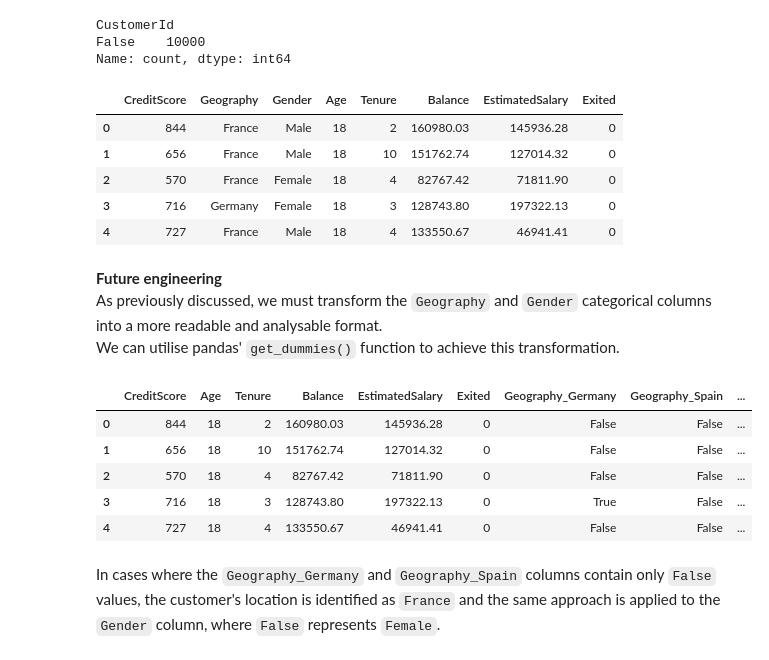
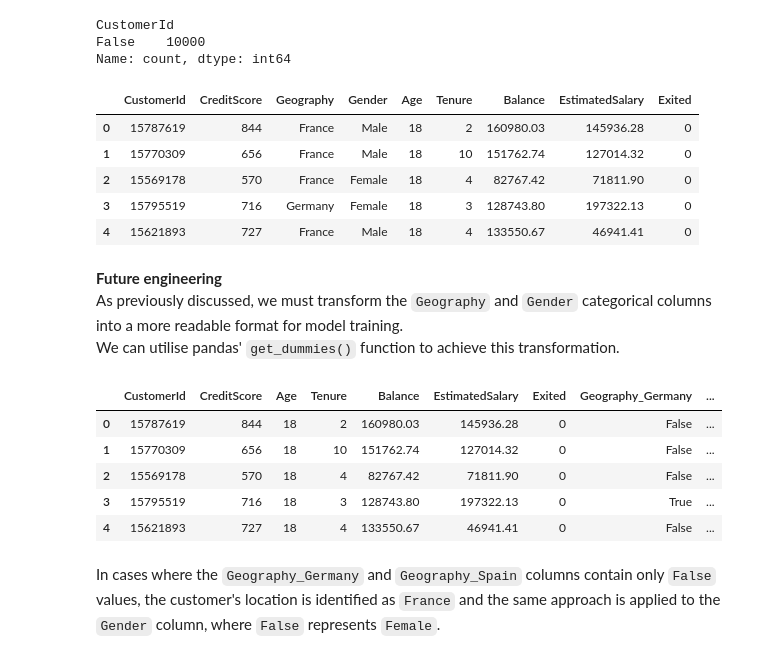
Before and after one commit to gogifemi/ds-bootcamp-projects, a Jupyter notebook: machine_learning_project/ML_project.ipynb, the cells around one changed output. Drawn from its saved outputs; the diff is of its cells as text; code cells hidden in the pictures.

```diff
--- a/machine_learning_project/ML_project.ipynb
+++ b/machine_learning_project/ML_project.ipynb
@@ -132,34 +135,34 @@ False    10000
 Name: count, dtype: int64
 # %%
 # drop columns we don't need
-df.drop(["RowNumber", "CustomerId", "Surname"], axis=1, inplace=True)
+df.drop(["RowNumber", "Surname"], axis=1, inplace=True)
 # %%
 # check result
 df.head()
 # %% [output]
-|  | CreditScore | Geography | Gender | Age | Tenure | Balance | EstimatedSalary | Exited |
-| 0 | 844 | France | Male | 18 | 2 | 160980.03 | 145936.28 | 0 |
-| 1 | 656 | France | Male | 18 | 10 | 151762.74 | 127014.32 | 0 |
-| 2 | 570 | France | Female | 18 | 4 | 82767.42 | 71811.90 | 0 |
-| 3 | 716 | Germany | Female | 18 | 3 | 128743.80 | 197322.13 | 0 |
-| 4 | 727 | France | Male | 18 | 4 | 133550.67 | 46941.41 | 0 |
+|  | CustomerId | CreditScore | Geography | Gender | Age | Tenure | Balance | EstimatedSalary | Exited |
+| 0 | 15787619 | 844 | France | Male | 18 | 2 | 160980.03 | 145936.28 | 0 |
+| 1 | 15770309 | 656 | France | Male | 18 | 10 | 151762.74 | 127014.32 | 0 |
+| 2 | 15569178 | 570 | France | Female | 18 | 4 | 82767.42 | 71811.90 | 0 |
+| 3 | 15795519 | 716 | Germany | Female | 18 | 3 | 128743.80 | 197322.13 | 0 |
+| 4 | 15621893 | 727 | France | Male | 18 | 4 | 133550.67 | 46941.41 | 0 |
 # %% [markdown]
 __Future engineering__
-As previously discussed, we must transform the `Geography` and `Gender` categorical columns into a more readable and analysable format.
+As previously discussed, we must transform the `Geography` and `Gender` categorical columns into a more readable format for model training.
 We can utilise pandas' `get_dummies()` function to achieve this transformation.
 # %%
 # convert categorical to dummies
-df = pd.get_dummies(df, drop_first=True)
+df_copy = pd.get_dummies(df, drop_first=True)
 # %%
 # check result
-df.head()
+df_copy.head()
 # %% [output]
-|  | CreditScore | Age | Tenure | Balance | EstimatedSalary | Exited | Geography_Germany | Geography_Spain | ... |
-| 0 | 844 | 18 | 2 | 160980.03 | 145936.28 | 0 | False | False | ... |
-| 1 | 656 | 18 | 10 | 151762.74 | 127014.32 | 0 | False | False | ... |
-| 2 | 570 | 18 | 4 | 82767.42 | 71811.90 | 0 | False | False | ... |
-| 3 | 716 | 18 | 3 | 128743.80 | 197322.13 | 0 | True | False | ... |
-| 4 | 727 | 18 | 4 | 133550.67 | 46941.41 | 0 | False | False | ... |
+|  | CustomerId | CreditScore | Age | Tenure | Balance | EstimatedSalary | Exited | Geography_Germany | ... |
+| 0 | 15787619 | 844 | 18 | 2 | 160980.03 | 145936.28 | 0 | False | ... |
+| 1 | 15770309 | 656 | 18 | 10 | 151762.74 | 127014.32 | 0 | False | ... |
+| 2 | 15569178 | 570 | 18 | 4 | 82767.42 | 71811.90 | 0 | False | ... |
+| 3 | 15795519 | 716 | 18 | 3 | 128743.80 | 197322.13 | 0 | True | ... |
+| 4 | 15621893 | 727 | 18 | 4 | 133550.67 | 46941.41 | 0 | False | ... |
 # %% [markdown]
 In cases where the `Geography_Germany` and `Geography_Spain` columns contain only `False` values, the customer's location is identified as `France` and the same approach is applied to the `Gender` column, where `False` represents `Female`.
 # %%
```
Also changed, not shown: parts of 60 cells of this notebook.
